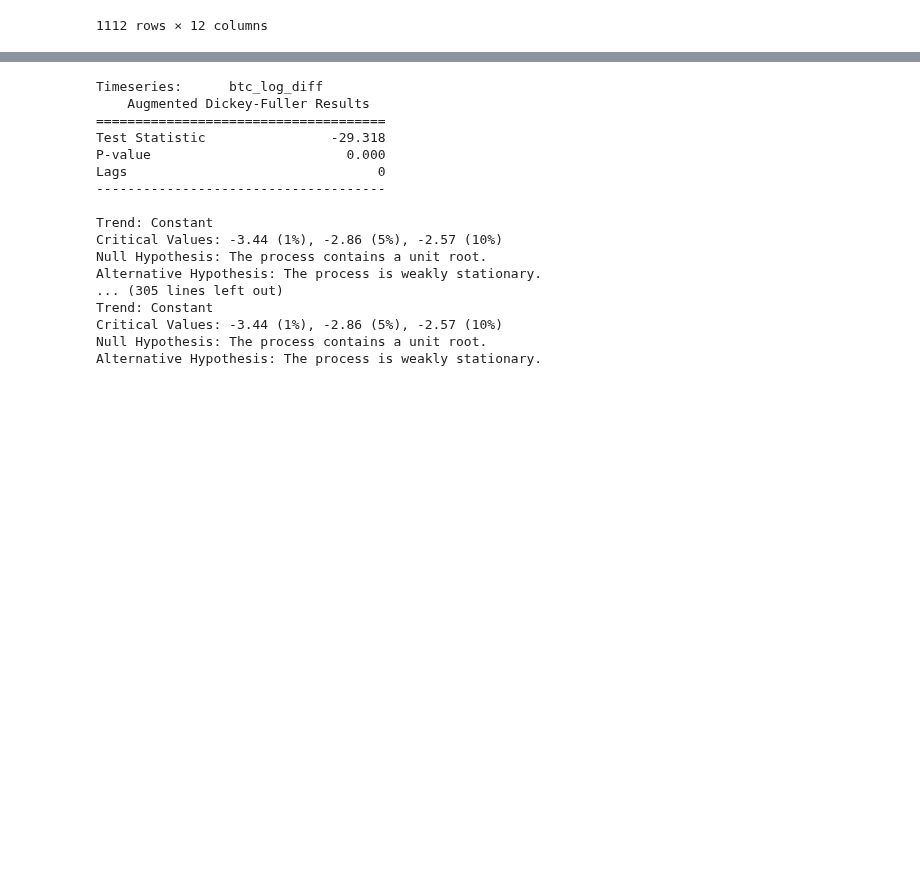
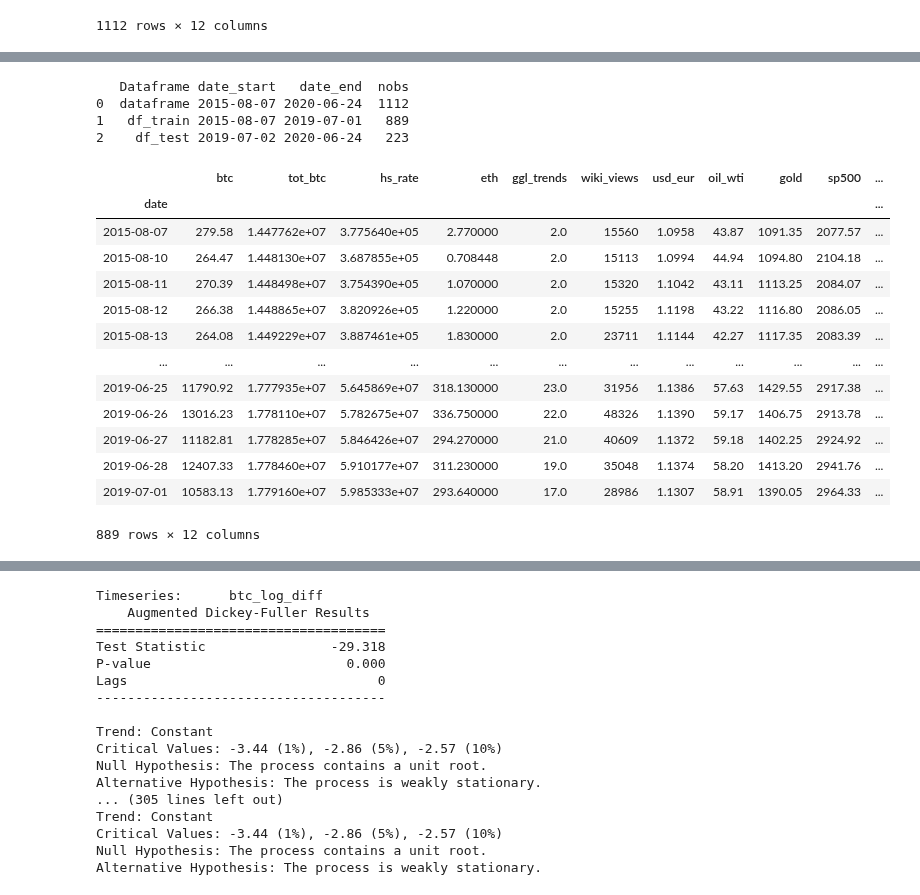
Before and after one commit to jochenmadler/BA_TimeSeriesAnalysis, a Jupyter notebook: M4.ipynb, the cells around one changed output, grey strips where cells are left out. Saved outputs shown, nothing was run; the diff lists cells and outputs as text; code cells hidden in the pictures; blank space fills up the shorter version.

```diff
--- a/M4.ipynb
+++ b/M4.ipynb
@@ -38,7 +38,7 @@ usd_eur.columns = ['usd_eur']
 usd_eur = usd_eur.loc[(usd_eur!=0).any(1)]
 
 # tot_btc: only weekly data - missing values interpolated
-tot_btc = pd.read_csv('Data/total-bitcoins', index_col=0)[start_date:end_date]
+tot_btc = pd.read_csv('Data/total-bitcoins.txt', index_col=0)[start_date:end_date]
 tot_btc.index = pd.DatetimeIndex(tot_btc.index, normalize=True).normalize()
 tot_btc.index.name = index_name
 tot_btc = tot_btc.reindex(idx, fill_value=None)
@@ -46,7 +46,7 @@ tot_btc.interpolate(method='time', inplace=True, limit_direction='both')
 tot_btc.columns = ['tot_btc']
 
 # hs_rate: only weekly data - missing values interpolated
-hs_rate = pd.read_csv('Data/hash-rate', index_col=0)[start_date:end_date]
+hs_rate = pd.read_csv('Data/hash-rate.txt', index_col=0)[start_date:end_date]
 hs_rate.index = pd.DatetimeIndex(hs_rate.index, normalize=True).normalize()
 hs_rate.index.name = index_name
 hs_rate = hs_rate.reindex(idx, fill_value=None)
@@ -282,0 +328,22 @@ df_train_log
+# %%
+# split df in train/test
+df_train, df_test = split_traintest_df(df)
+# %% [output]
+   Dataframe date_start   date_end  nobs
+0  dataframe 2015-08-07 2020-06-24  1112
+1   df_train 2015-08-07 2019-07-01   889
+2    df_test 2019-07-02 2020-06-24   223
+|  | btc | tot_btc | hs_rate | eth | ggl_trends | wiki_views | usd_eur | oil_wti | gold | sp500 | ... |
+| date |  |  |  |  |  |  |  |  |  |  | ... |
+| 2015-08-07 | 279.58 | 1.447762e+07 | 3.775640e+05 | 2.770000 | 2.0 | 15560 | 1.0958 | 43.87 | 1091.35 | 2077.57 | ... |
+| 2015-08-10 | 264.47 | 1.448130e+07 | 3.687855e+05 | 0.708448 | 2.0 | 15113 | 1.0994 | 44.94 | 1094.80 | 2104.18 | ... |
+| 2015-08-11 | 270.39 | 1.448498e+07 | 3.754390e+05 | 1.070000 | 2.0 | 15320 | 1.1042 | 43.11 | 1113.25 | 2084.07 | ... |
+| 2015-08-12 | 266.38 | 1.448865e+07 | 3.820926e+05 | 1.220000 | 2.0 | 15255 | 1.1198 | 43.22 | 1116.80 | 2086.05 | ... |
+| 2015-08-13 | 264.08 | 1.449229e+07 | 3.887461e+05 | 1.830000 | 2.0 | 23711 | 1.1144 | 42.27 | 1117.35 | 2083.39 | ... |
+| ... | ... | ... | ... | ... | ... | ... | ... | ... | ... | ... | ... |
+| 2019-06-25 | 11790.92 | 1.777935e+07 | 5.645869e+07 | 318.130000 | 23.0 | 31956 | 1.1386 | 57.63 | 1429.55 | 2917.38 | ... |
+| 2019-06-26 | 13016.23 | 1.778110e+07 | 5.782675e+07 | 336.750000 | 22.0 | 48326 | 1.1390 | 59.17 | 1406.75 | 2913.78 | ... |
+| 2019-06-27 | 11182.81 | 1.778285e+07 | 5.846426e+07 | 294.270000 | 21.0 | 40609 | 1.1372 | 59.18 | 1402.25 | 2924.92 | ... |
+| 2019-06-28 | 12407.33 | 1.778460e+07 | 5.910177e+07 | 311.230000 | 19.0 | 35048 | 1.1374 | 58.20 | 1413.20 | 2941.76 | ... |
+| 2019-07-01 | 10583.13 | 1.779160e+07 | 5.985333e+07 | 293.640000 | 17.0 | 28986 | 1.1307 | 58.91 | 1390.05 | 2964.33 | ... |
+889 rows × 12 columns
```
Also changed, not shown: parts of 31 cells of this notebook, 5 other files.
